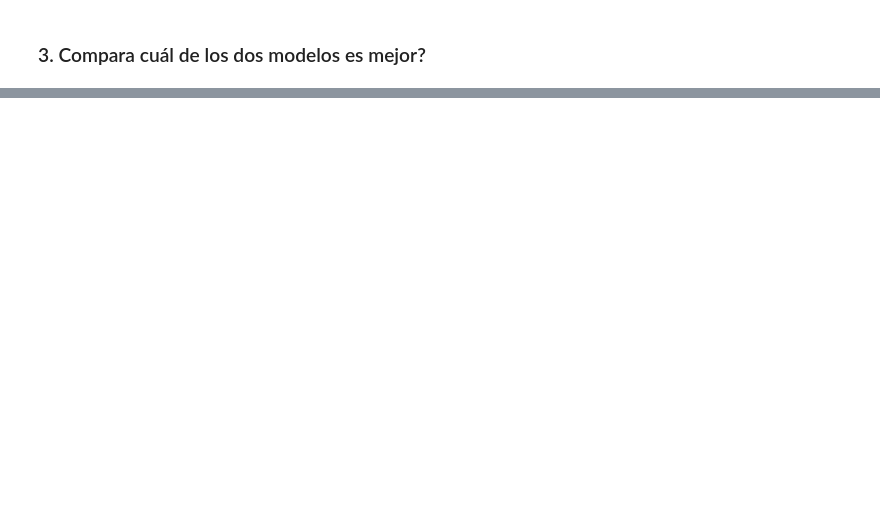
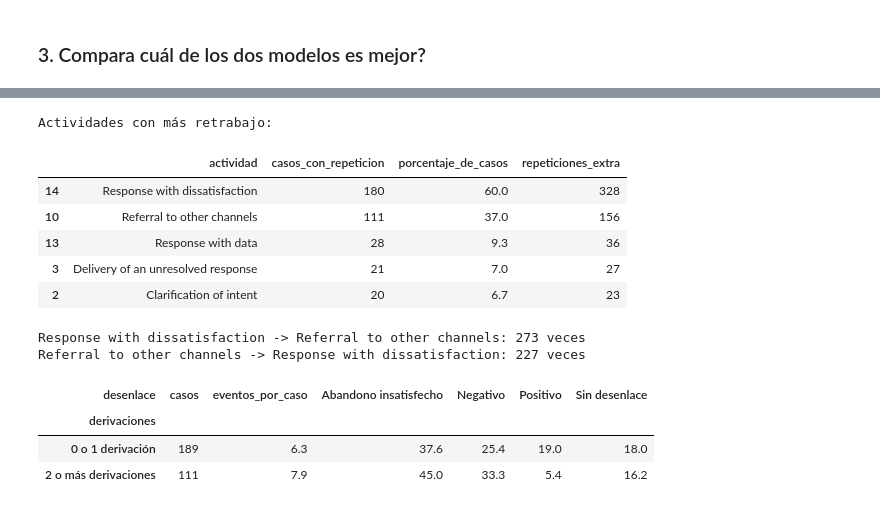
Before and after one commit to cerealkiller3242/Proyecto_Process_Minning, a Jupyter notebook: Proyecto_PM.ipynb, the cells around one changed output, grey strips where cells are left out. Saved outputs shown, nothing was run; the diff lists cells and outputs as text; code cells hidden in the pictures; blank space fills up the shorter version.

```diff
--- a/Proyecto_PM.ipynb
+++ b/Proyecto_PM.ipynb
@@ -280,0 +544,73 @@ Casos: 300 -> 121 | Variantes: 210 -> 31
+# %%
+def resumen_retrabajo(log):
+    """Cuenta qué actividades se repiten dentro de un mismo caso."""
+    conteos = log.groupby(["caso", "actividad"]).size().reset_index(name="veces")
+    repetidos = conteos[conteos["veces"] > 1]
+    total_casos = log["caso"].nunique()
+    filas = []
+    for actividad, grupo in repetidos.groupby("actividad"):
+        fila = {
+            "actividad": actividad,
+            "casos_con_repeticion": len(grupo),
+            "porcentaje_de_casos": round(100 * len(grupo) / total_casos, 1),
+            "repeticiones_extra": int((grupo["veces"] - 1).sum()),
+        }
+        filas.append(fila)
+    columnas = ["actividad", "casos_con_repeticion", "porcentaje_de_casos", "repeticiones_extra"]
+    return pd.DataFrame(filas, columns=columnas)
+
+
+def etiquetar_desenlace(trazas, actividad_positiva, actividad_negativa):
+    """Agrega a cada caso su desenlace según la última actividad."""
+    desenlaces = []
+    for ultima in trazas["ultima_actividad"]:
+        if ultima == actividad_positiva:
+            desenlaces.append("Positivo")
+        elif ultima == actividad_negativa:
+            desenlaces.append("Negativo")
+        else:
+            desenlaces.append("Sin desenlace")
+    resultado = trazas.copy()
+    resultado["desenlace"] = desenlaces
+    return resultado
+
+
+# 1. Actividades que más se repiten dentro de una misma conversación
+print("Actividades con más retrabajo:")
+display(resumen_retrabajo(log).sort_values("repeticiones_extra", ascending=False).head(5))
+
+# 2. Frecuencia del bucle en el grafo directamente-sigue
+dfg, inicios, finales = pm4py.discover_dfg(log_pm_todo)
+print("Response with dissatisfaction -> Referral to other channels:",
+      dfg[("Response with dissatisfaction", "Referral to other channels")], "veces")
+print("Referral to other channels -> Response with dissatisfaction:",
+      dfg[("Referral to other channels", "Response with dissatisfaction")], "veces")
+
+# 3. Desenlace de la conversación según cuántas veces el bot derivó a otros canales
+trazas_desenlace = etiquetar_desenlace(trazas, "Spontaneous thanks", "Closing with complaint")
+termina_insatisfecho = (trazas_desenlace["desenlace"] == "Sin desenlace") & \
+                       (trazas_desenlace["ultima_actividad"] == "Response with dissatisfaction")
+trazas_desenlace.loc[termina_insatisfecho, "desenlace"] = "Abandono insatisfecho"
+
+derivaciones = trazas_desenlace["traza"].str.count("Referral to other channels")
+trazas_desenlace["derivaciones"] = np.where(derivaciones >= 2, "2 o más derivaciones", "0 o 1 derivación")
+
+tabla_derivaciones = pd.crosstab(trazas_desenlace["derivaciones"], trazas_desenlace["desenlace"],
+                                 normalize="index") * 100
+tabla_derivaciones.insert(0, "casos", trazas_desenlace["derivaciones"].value_counts())
+tabla_derivaciones.insert(1, "eventos_por_caso", trazas_desenlace.groupby("derivaciones")["n_eventos"].mean())
+tabla_derivaciones.round(1)
+# %% [output]
+Actividades con más retrabajo:
+|  | actividad | casos_con_repeticion | porcentaje_de_casos | repeticiones_extra |
+| 14 | Response with dissatisfaction | 180 | 60.0 | 328 |
+| 10 | Referral to other channels | 111 | 37.0 | 156 |
+| 13 | Response with data | 28 | 9.3 | 36 |
+| 3 | Delivery of an unresolved response | 21 | 7.0 | 27 |
+| 2 | Clarification of intent | 20 | 6.7 | 23 |
+Response with dissatisfaction -> Referral to other channels: 273 veces
+Referral to other channels -> Response with dissatisfaction: 227 veces
+| desenlace | casos | eventos_por_caso | Abandono insatisfecho | Negativo | Positivo | Sin desenlace |
+| derivaciones |  |  |  |  |  |  |
+| 0 o 1 derivación | 189 | 6.3 | 37.6 | 25.4 | 19.0 | 18.0 |
+| 2 o más derivaciones | 111 | 7.9 | 45.0 | 33.3 | 5.4 | 16.2 |
```
Also changed, not shown: parts of 19 cells of this notebook, 2 other files.
